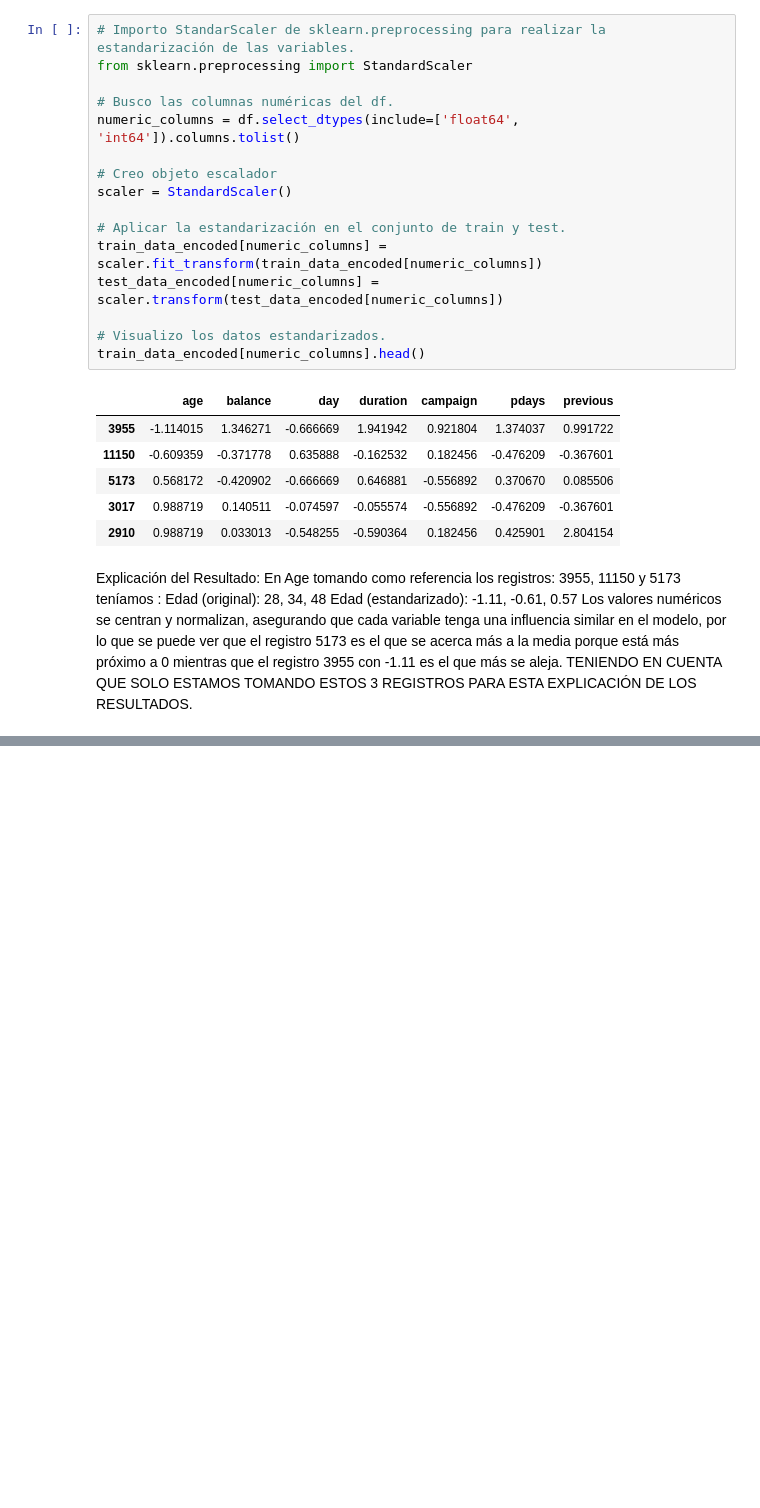
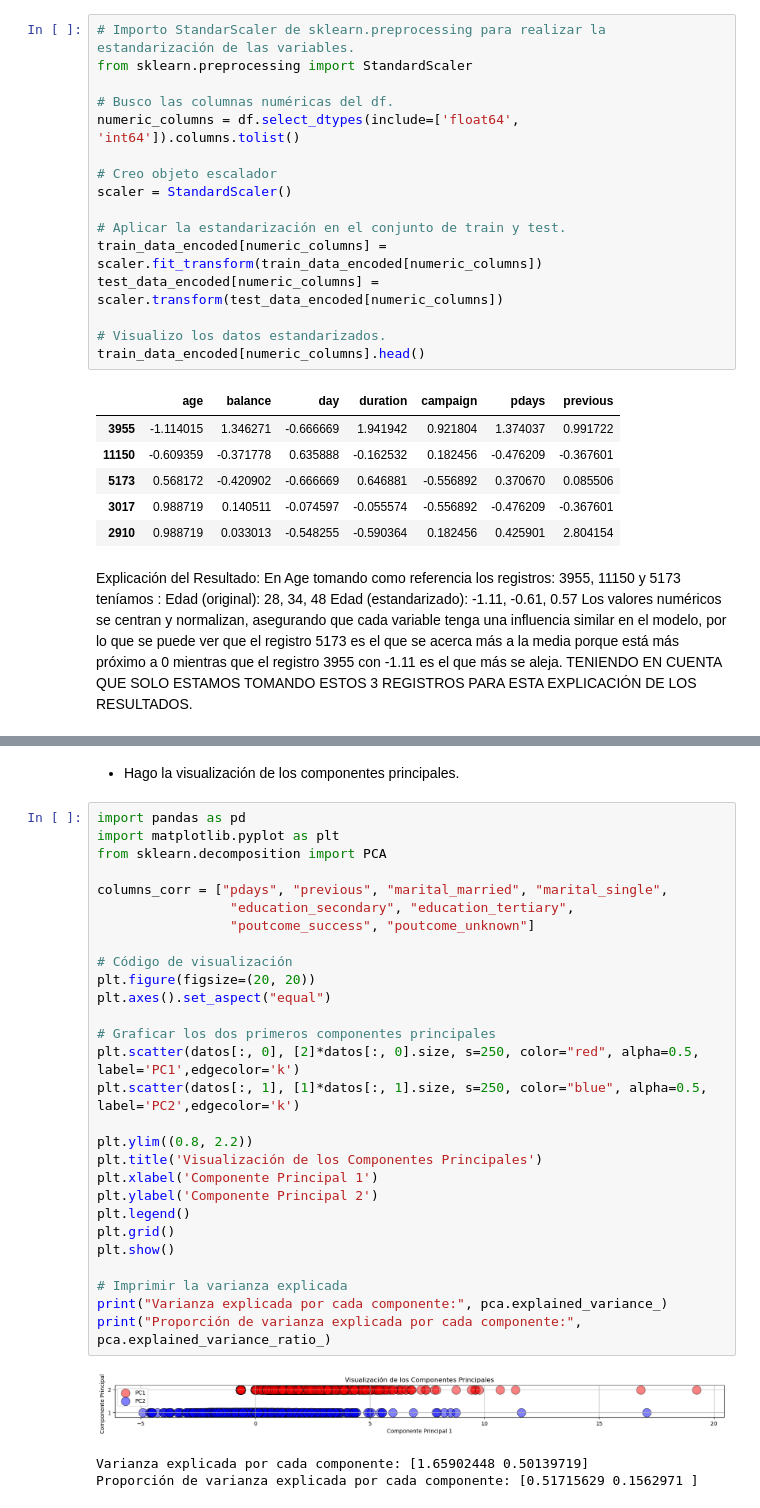
Before and after one commit to JaviDoria/Upskilling-Machine-Learning, a Jupyter notebook: Sprint 6.ipynb, the cells around one changed output, grey strips where cells are left out. Saved outputs shown, nothing was run; the diff lists cells and outputs as text; blank space fills up the shorter version.

```diff
--- a/Sprint 6.ipynb
+++ b/Sprint 6.ipynb
@@ -103,0 +229,34 @@ TENIENDO EN CUENTA QUE SOLO ESTAMOS TOMANDO ESTOS 3 REGISTROS PARA ESTA EXPLICAC
+# %% [markdown]
+* Hago la visualización de los componentes principales.
+# %%
+import pandas as pd
+import matplotlib.pyplot as plt
+from sklearn.decomposition import PCA
+
+columns_corr = ["pdays", "previous", "marital_married", "marital_single",
+                 "education_secondary", "education_tertiary",
+                 "poutcome_success", "poutcome_unknown"]
+
+# Código de visualización
+plt.figure(figsize=(20, 20))
+plt.axes().set_aspect("equal")
+
+# Graficar los dos primeros componentes principales
+plt.scatter(datos[:, 0], [2]*datos[:, 0].size, s=250, color="red", alpha=0.5, label='PC1',edgecolor='k')
+plt.scatter(datos[:, 1], [1]*datos[:, 1].size, s=250, color="blue", alpha=0.5, label='PC2',edgecolor='k')
+
+plt.ylim((0.8, 2.2))
+plt.title('Visualización de los Componentes Principales')
+plt.xlabel('Componente Principal 1')
+plt.ylabel('Componente Principal 2')
+plt.legend()
+plt.grid()
+plt.show()
+
+# Imprimir la varianza explicada
+print("Varianza explicada por cada componente:", pca.explained_variance_)
+print("Proporción de varianza explicada por cada componente:", pca.explained_variance_ratio_)
+# %% [output]
+[figure, added]
+Varianza explicada por cada componente: [1.65902448 0.50139719]
+Proporción de varianza explicada por cada componente: [0.51715629 0.1562971 ]
```
Also changed, not shown: parts of 8 cells of this notebook.
